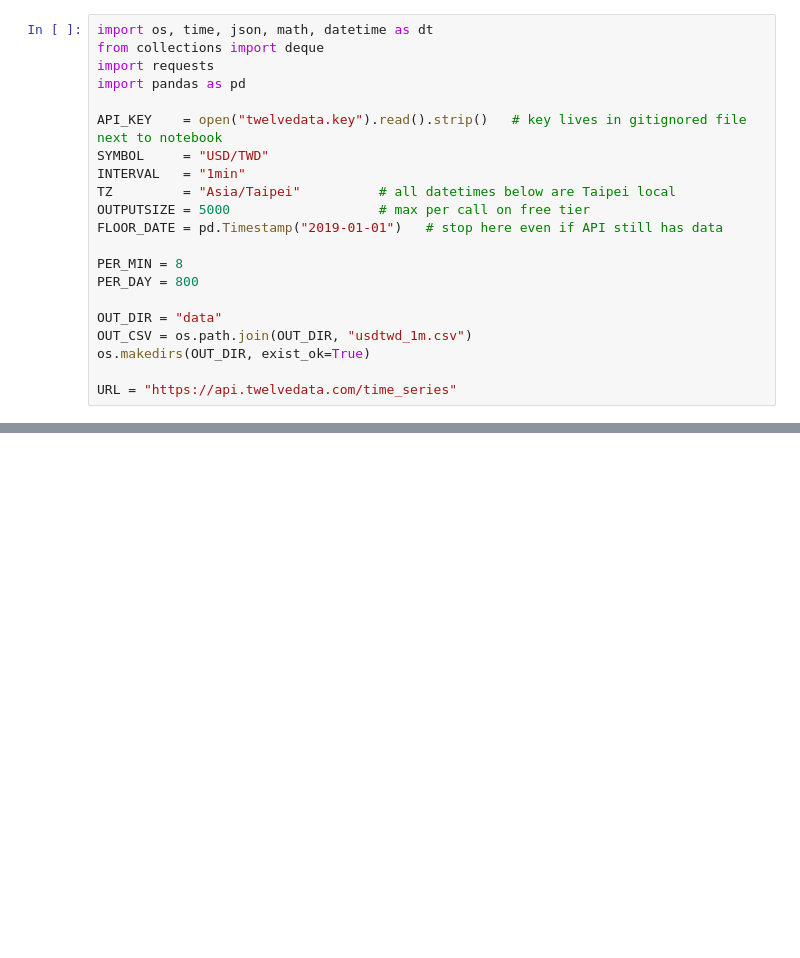
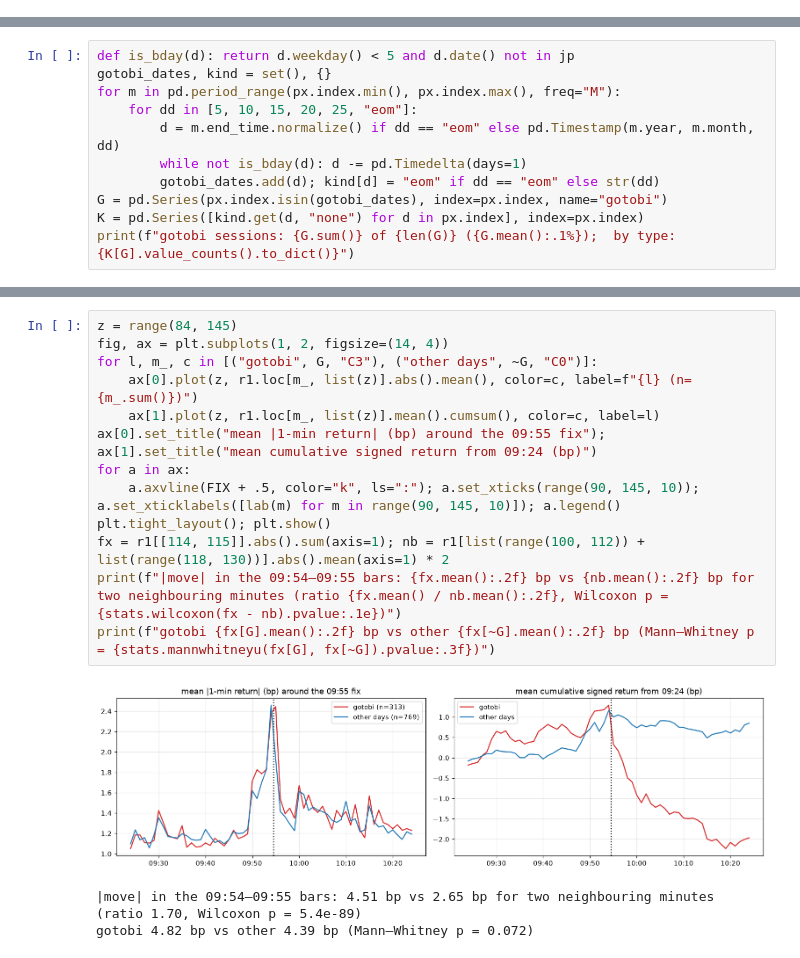
Before and after one commit to hansel7121/QFS, a Jupyter notebook: Soph Pitch/pitch.ipynb, the cells around one changed output, grey strips where cells are left out. Saved outputs shown, nothing was run; the diff lists cells and outputs as text; blank space fills up the shorter version.

```diff
--- a/Soph Pitch/pitch.ipynb
+++ b/Soph Pitch/pitch.ipynb
@@ -6,21 +0,0 @@ Free tier: 8 credits/min, 800/day. ~340 calls total, ~45 min. Checkpoints to CSV
-# %%
-import os, time, json, math, datetime as dt
-from collections import deque
-import requests
-import pandas as pd
-
-API_KEY    = open("twelvedata.key").read().strip()   # key lives in gitignored file next to notebook
-SYMBOL     = "USD/TWD"
-INTERVAL   = "1min"
-TZ         = "Asia/Taipei"          # all datetimes below are Taipei local
-OUTPUTSIZE = 5000                   # max per call on free tier
-FLOOR_DATE = pd.Timestamp("2019-01-01")   # stop here even if API still has data
-
-PER_MIN = 8
-PER_DAY = 800
-
-OUT_DIR = "data"
-OUT_CSV = os.path.join(OUT_DIR, "usdtwd_1m.csv")
-os.makedirs(OUT_DIR, exist_ok=True)
-
-URL = "https://api.twelvedata.com/time_series"
@@ -186,0 +107,11 @@ plt.tight_layout(); plt.show()
+# %%
+def is_bday(d): return d.weekday() < 5 and d.date() not in jp
+gotobi_dates, kind = set(), {}
+for m in pd.period_range(px.index.min(), px.index.max(), freq="M"):
+    for dd in [5, 10, 15, 20, 25, "eom"]:
+        d = m.end_time.normalize() if dd == "eom" else pd.Timestamp(m.year, m.month, dd)
+        while not is_bday(d): d -= pd.Timedelta(days=1)
+        gotobi_dates.add(d); kind[d] = "eom" if dd == "eom" else str(dd)
+G = pd.Series(px.index.isin(gotobi_dates), index=px.index, name="gotobi")
+K = pd.Series([kind.get(d, "none") for d in px.index], index=px.index)
+print(f"gotobi sessions: {G.sum()} of {len(G)} ({G.mean():.1%});  by type: {K[G].value_counts().to_dict()}")
@@ -186,0 +124,17 @@ plt.tight_layout(); plt.show()
+# %%
+z = range(84, 145)
+fig, ax = plt.subplots(1, 2, figsize=(14, 4))
+for l, m_, c in [("gotobi", G, "C3"), ("other days", ~G, "C0")]:
+    ax[0].plot(z, r1.loc[m_, list(z)].abs().mean(), color=c, label=f"{l} (n={m_.sum()})")
+    ax[1].plot(z, r1.loc[m_, list(z)].mean().cumsum(), color=c, label=l)
+ax[0].set_title("mean |1-min return| (bp) around the 09:55 fix"); ax[1].set_title("mean cumulative signed return from 09:24 (bp)")
+for a in ax:
+    a.axvline(FIX + .5, color="k", ls=":"); a.set_xticks(range(90, 145, 10)); a.set_xticklabels([lab(m) for m in range(90, 145, 10)]); a.legend()
+plt.tight_layout(); plt.show()
+fx = r1[[114, 115]].abs().sum(axis=1); nb = r1[list(range(100, 112)) + list(range(118, 130))].abs().mean(axis=1) * 2
+print(f"|move| in the 09:54–09:55 bars: {fx.mean():.2f} bp vs {nb.mean():.2f} bp for two neighbouring minutes (ratio {fx.mean() / nb.mean():.2f}, Wilcoxon p = {stats.wilcoxon(fx - nb).pvalue:.1e})")
+print(f"gotobi {fx[G].mean():.2f} bp vs other {fx[~G].mean():.2f} bp (Mann–Whitney p = {stats.mannwhitneyu(fx[G], fx[~G]).pvalue:.3f})")
+# %% [output]
+[figure, added]
+|move| in the 09:54–09:55 bars: 4.51 bp vs 2.65 bp for two neighbouring minutes (ratio 1.70, Wilcoxon p = 5.4e-89)
+gotobi 4.82 bp vs other 4.39 bp (Mann–Whitney p = 0.072)
```
Also changed, not shown: parts of 30 cells of this notebook, 2 other files.
